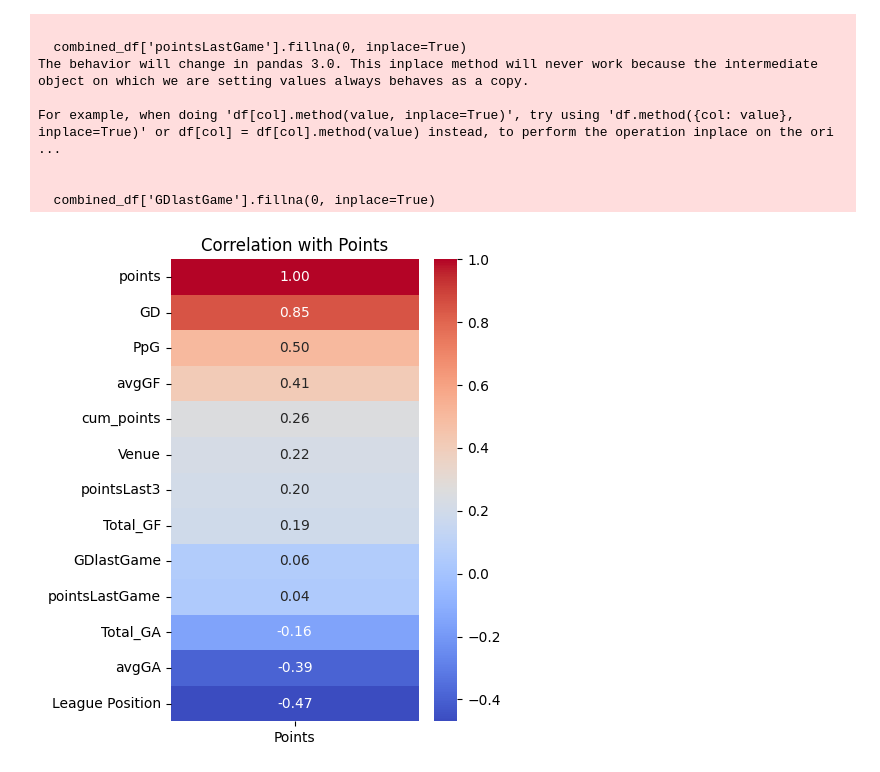
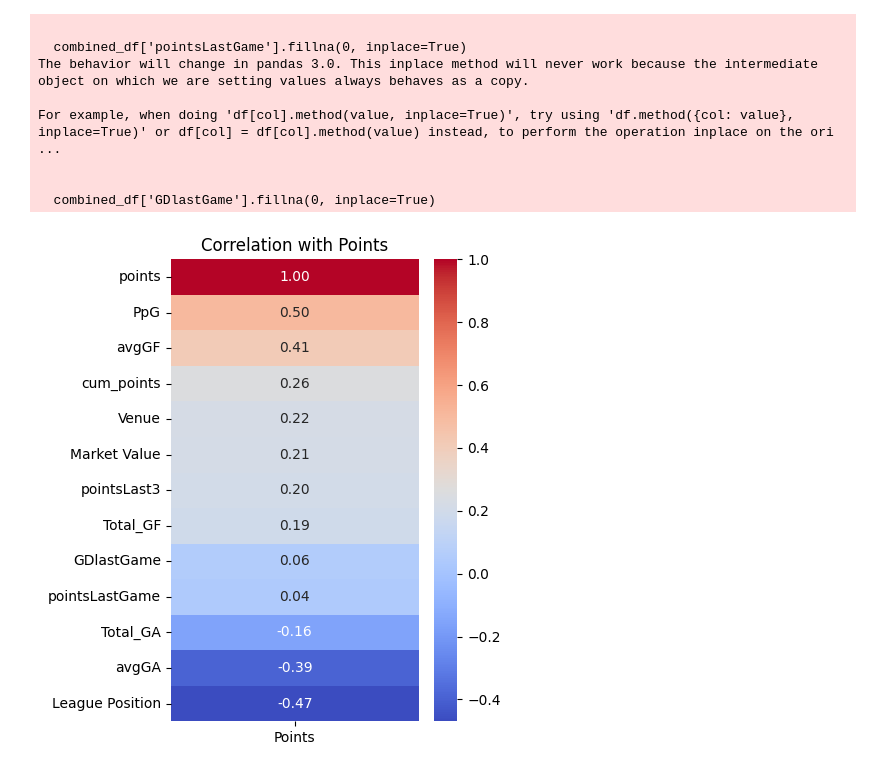
Before and after one commit to alepeco/Football_Predictor, a Jupyter notebook: model.ipynb, the cells around one changed output. Saved outputs shown, nothing was run; the diff lists cells and outputs as text; code cells hidden in the pictures.

```diff
--- a/model.ipynb
+++ b/model.ipynb
@@ -61,6 +61,15 @@ def collect_team_data(match_logs_url, market_value_url, team_name):
 
     # Add the market value to the DataFrame as a new column
     dfTeam['Market Value'] = market_value
+
+    # Convert 'Market Value' to float after replacing commas with dots
+    dfTeam['Market Value'] = dfTeam['Market Value'].str.replace(',', '.').astype(float)
+
+    # Round the market value to the nearest million
+    dfTeam['Market Value'] = dfTeam['Market Value'].round()
+
+    # Optionally, convert to int if you want to remove any decimal parts
+    dfTeam['Market Value'] = dfTeam['Market Value'].astype(int)
 
     # Add the team name to the DataFrame
     dfTeam['Team'] = team_name
@@ -287,21 +296,21 @@ combined_df.to_csv('combined_data.csv', index=False)
 # %%
 import seaborn as sns
 import matplotlib.pyplot as plt
 
 # Step 1: Define a list of specific features you're interested in, including "Points"
-features_of_interest = ['points', 'Total_GF', 'Total_GA', 'PpG', 'GD', 'Venue', 'cum_points', 'League Position', 'pointsLast3', 'avgGF', 'avgGA', 'pointsLastGame', 'GDlastGame']
+features_of_interest = ['points', 'Total_GF', 'Total_GA', 'PpG', 'Venue', 'cum_points', 'League Position', 'pointsLast3', 'avgGF', 'avgGA', 'pointsLastGame', 'GDlastGame', 'Market Value']
 
 # Step 2: Compute the correlation matrix for only these selected features
 selected_corr_matrix = combined_df[features_of_interest].corr()
 
 # Extract the 'Points' column from the correlation matrix for visualization
 points_corr = selected_corr_matrix.loc[:, ['points']].sort_values(by='points', ascending=False)
 
 # Step 3: Visualize the correlation of selected features with 'Points'
 plt.figure(figsize=(4, 6))  # Adjust figure size as needed
 heatmap = sns.heatmap(points_corr, annot=True, cmap='coolwarm', cbar=True, fmt='.2f',
                       yticklabels=points_corr.index, xticklabels=['Points'])
 plt.title('Correlation with Points')
 plt.show()
 # %% [output]
-[figure, old version]
+[figure, new version]
```
